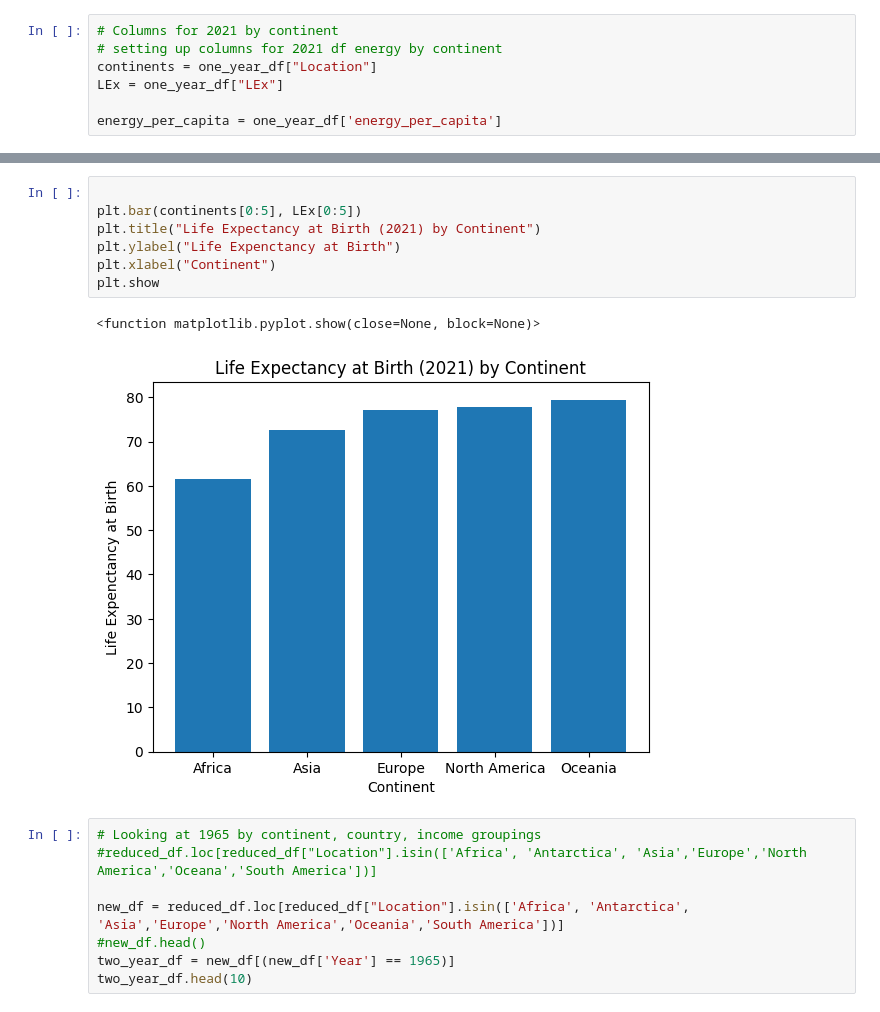
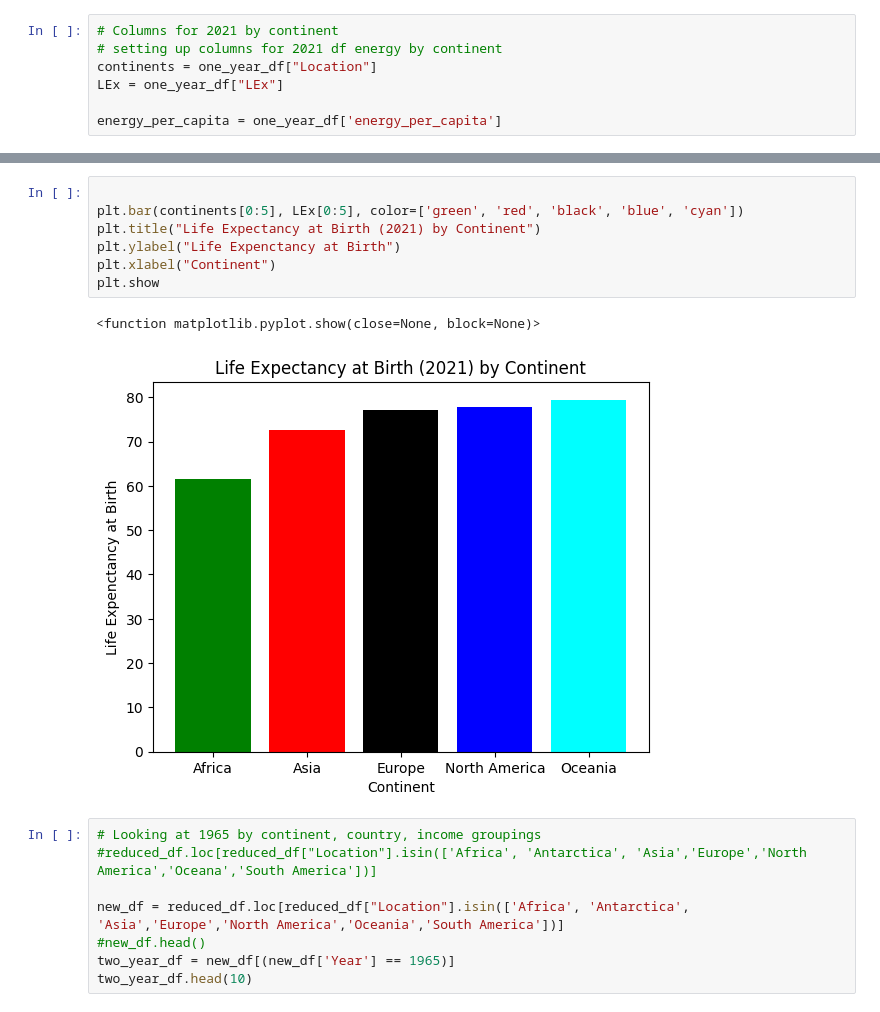
Before and after one commit to Faith-Hall/Group-Project-1, a Jupyter notebook: analysis_2.ipynb, the cells around one changed output, grey strips where cells are left out. Cells and saved outputs as stored; diff of their text form.

Commit message:
Added colors to graphs

```diff
--- a/analysis_2.ipynb
+++ b/analysis_2.ipynb
@@ -71,13 +71,13 @@ plt.show
 # %%
 
-plt.bar(continents[0:5], LEx[0:5])
+plt.bar(continents[0:5], LEx[0:5], color=['green', 'red', 'black', 'blue', 'cyan'])
 plt.title("Life Expectancy at Birth (2021) by Continent")
 plt.ylabel("Life Expenctancy at Birth")
 plt.xlabel("Continent")
 plt.show
 # %% [output]
 <function matplotlib.pyplot.show(close=None, block=None)>
-[figure, old version]
+[figure, new version]
 # %%
 # Looking at 1965 by continent, country, income groupings
 #reduced_df.loc[reduced_df["Location"].isin(['Africa', 'Antarctica', 'Asia','Europe','North America','Oceana','South America'])]
```
Also changed, not shown: parts of 3 cells of this notebook.
